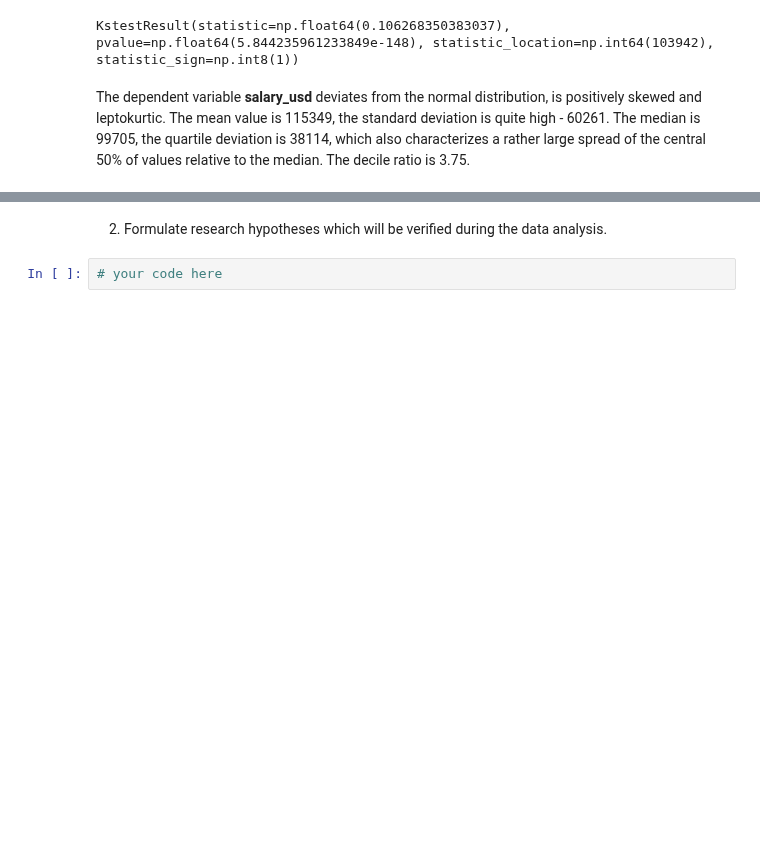
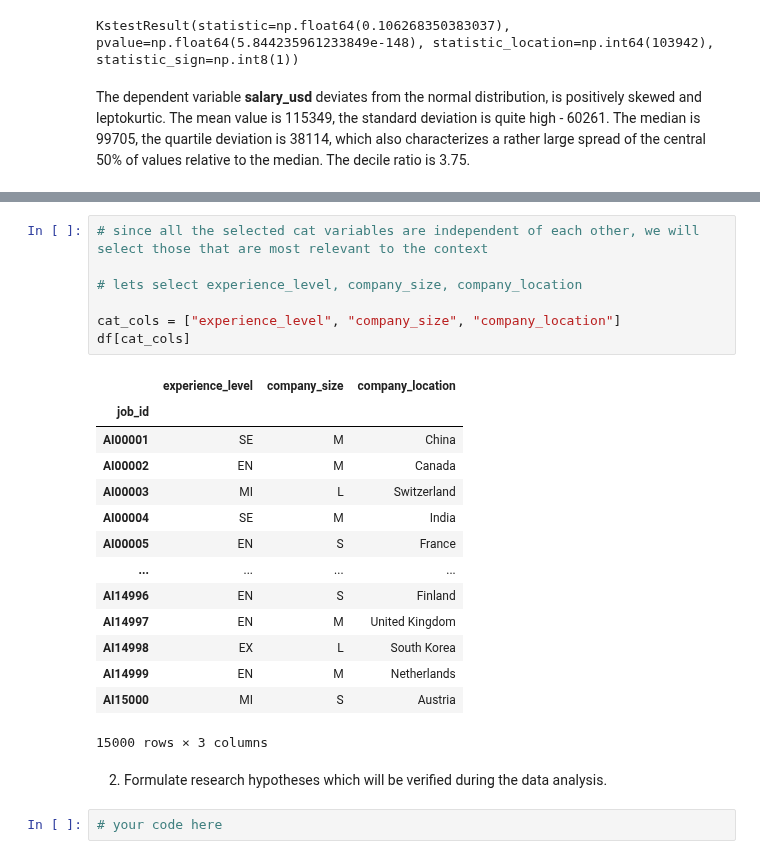
Before and after one commit to CepbluKot/hse-data-analysis-2025, a Jupyter notebook: hw5/Task5_11.10.2025.ipynb, the cells around one changed output, grey strips where cells are left out. Saved outputs shown, nothing was run; the diff lists cells and outputs as text; blank space fills up the shorter version.

```diff
--- a/hw5/Task5_11.10.2025.ipynb
+++ b/hw5/Task5_11.10.2025.ipynb
@@ -121,3 +276,25 @@ NameError: name 'work' is not defined
+# %%
+# since all the selected cat variables are independent of each other, we will select those that are most relevant to the context
+
+# lets select experience_level, company_size, company_location
+
+cat_cols = ["experience_level", "company_size", "company_location"]
+df[cat_cols]
+# %% [output]
+|  | experience_level | company_size | company_location |
+| job_id |  |  |  |
+| AI00001 | SE | M | China |
+| AI00002 | EN | M | Canada |
+| AI00003 | MI | L | Switzerland |
+| AI00004 | SE | M | India |
+| AI00005 | EN | S | France |
+| ... | ... | ... | ... |
+| AI14996 | EN | S | Finland |
+| AI14997 | EN | M | United Kingdom |
+| AI14998 | EX | L | South Korea |
+| AI14999 | EN | M | Netherlands |
+| AI15000 | MI | S | Austria |
+15000 rows × 3 columns
 # %% [markdown]
 2. Formulate research hypotheses which will be verified during the data analysis.
 # %%
```
Also changed, not shown: parts of 8 cells of this notebook.
